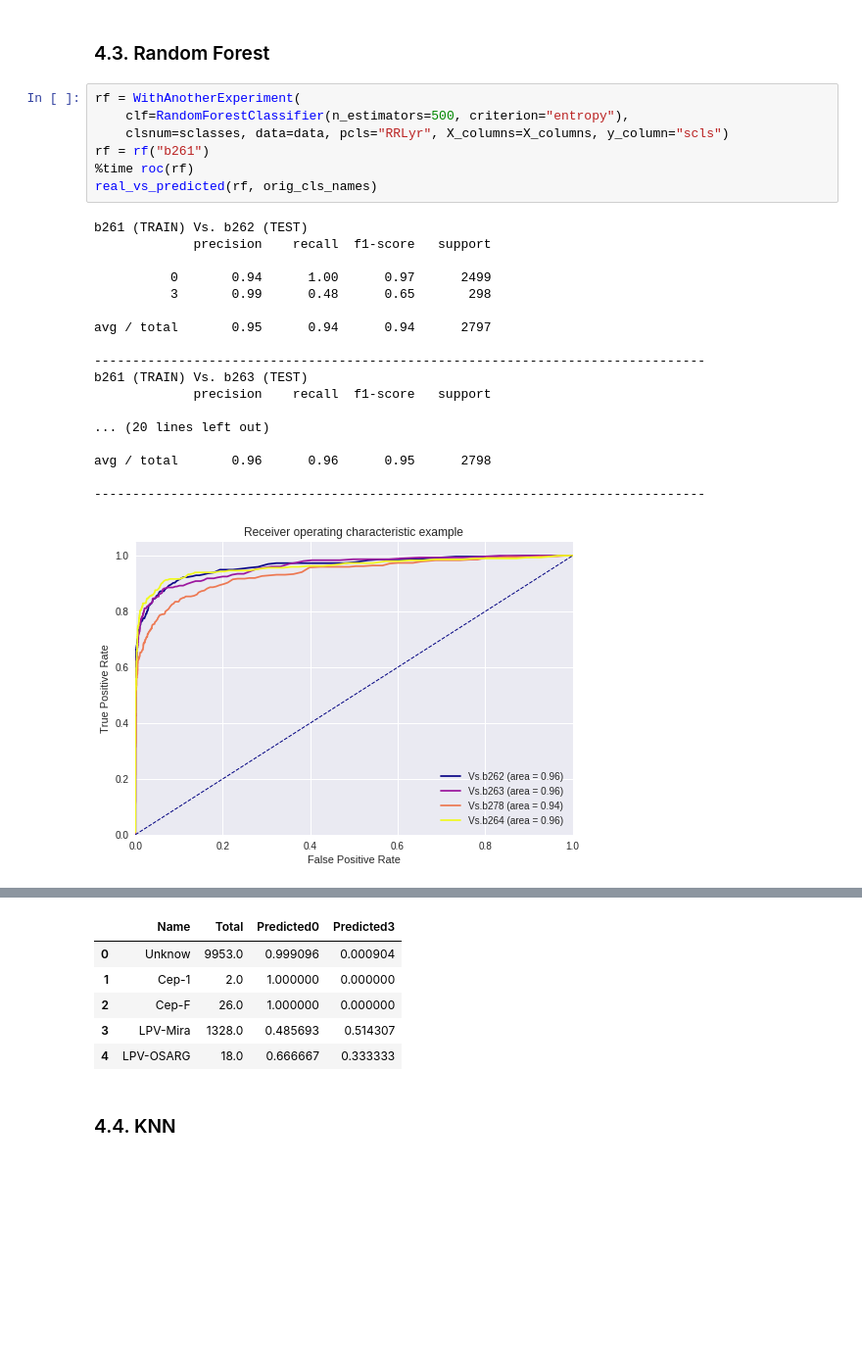
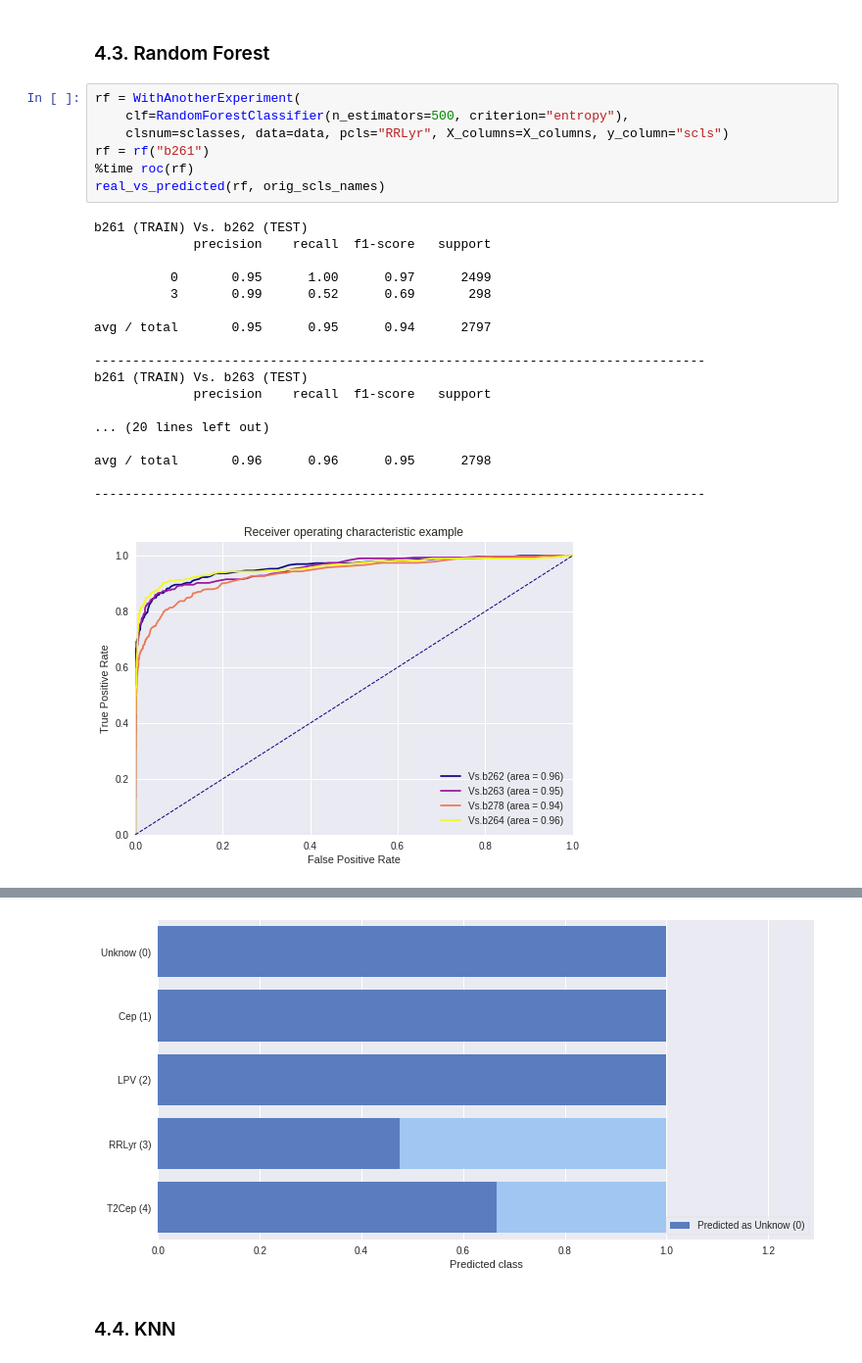
Before and after one commit to carpyncho/vvv_gen_catalog, a Jupyter notebook: samplesVSTO0.ipynb, the cells around one changed output, grey strips where cells are left out. Shown at 98% size. Drawn from its saved outputs; the diff is of its cells as text; blank space fills up the shorter version.

```diff
--- a/samplesVSTO0.ipynb
+++ b/samplesVSTO0.ipynb
@@ -371,26 +342,26 @@ Wall time: 181 ms
 # %%
 rf = WithAnotherExperiment(
     clf=RandomForestClassifier(n_estimators=500, criterion="entropy"),
     clsnum=sclasses, data=data, pcls="RRLyr", X_columns=X_columns, y_column="scls")
 rf = rf("b261")
 %time roc(rf)
-real_vs_predicted(rf, orig_cls_names)
+real_vs_predicted(rf, orig_scls_names)
 # %% [output]
 b261 (TRAIN) Vs. b262 (TEST)
              precision    recall  f1-score   support
 
-          0       0.94      1.00      0.97      2499
-          3       0.99      0.48      0.65       298
+          0       0.95      1.00      0.97      2499
+          3       0.99      0.52      0.69       298
 
-avg / total       0.95      0.94      0.94      2797
+avg / total       0.95      0.95      0.94      2797
 
 --------------------------------------------------------------------------------
 b261 (TRAIN) Vs. b263 (TEST)
              precision    recall  f1-score   support
 
 ... (20 lines left out)
 
 avg / total       0.96      0.96      0.95      2798
 
 --------------------------------------------------------------------------------
-[figure, old version]
+[figure, new version]
@@ -399,9 +370,4 @@ Wall time: 261 ms
-|  | Name | Total | Predicted0 | Predicted3 |
-| 0 | Unknow | 9953.0 | 0.999096 | 0.000904 |
-| 1 | Cep-1 | 2.0 | 1.000000 | 0.000000 |
-| 2 | Cep-F | 26.0 | 1.000000 | 0.000000 |
-| 3 | LPV-Mira | 1328.0 | 0.485693 | 0.514307 |
-| 4 | LPV-OSARG | 18.0 | 0.666667 | 0.333333 |
+[figure, added]
 # %% [markdown]
 ### 4.4. KNN
 # %%
```
Also changed, not shown: parts of 23 cells of this notebook, 1 other file.
